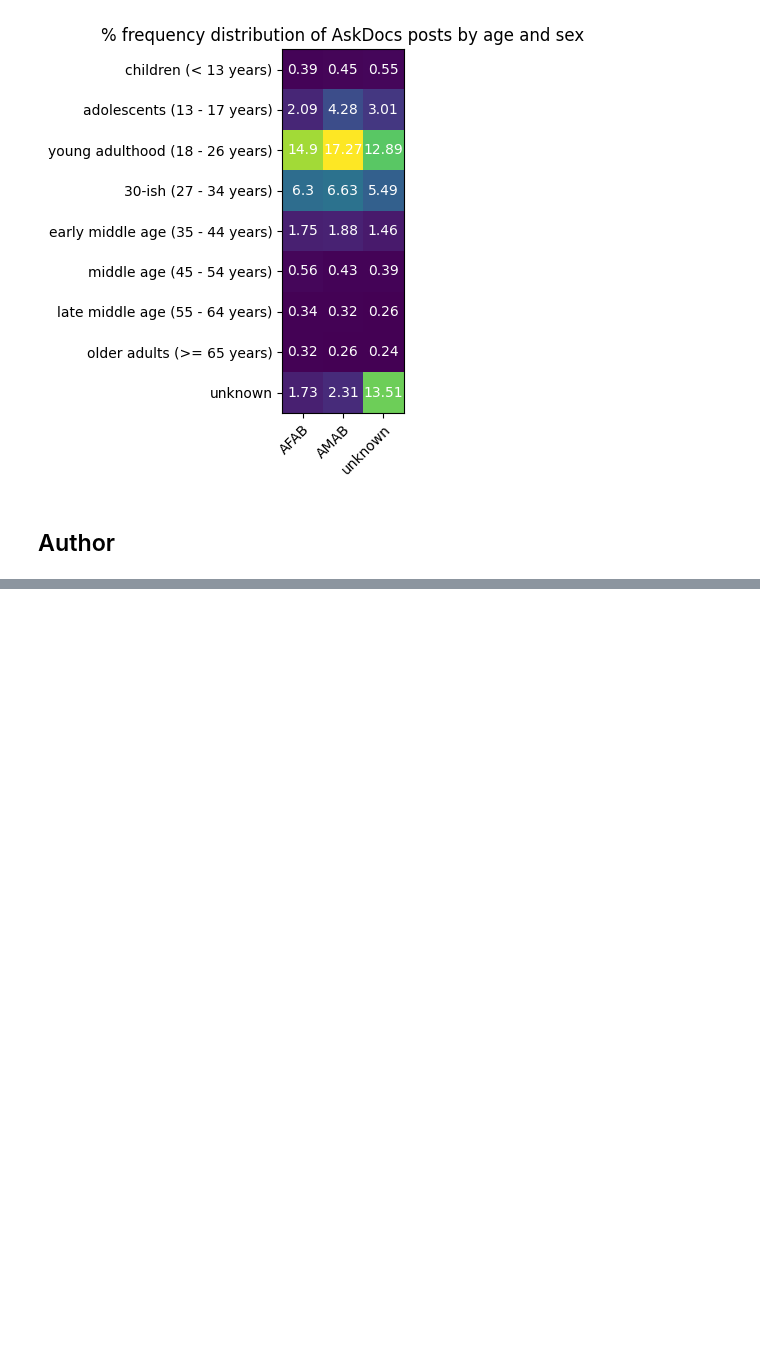
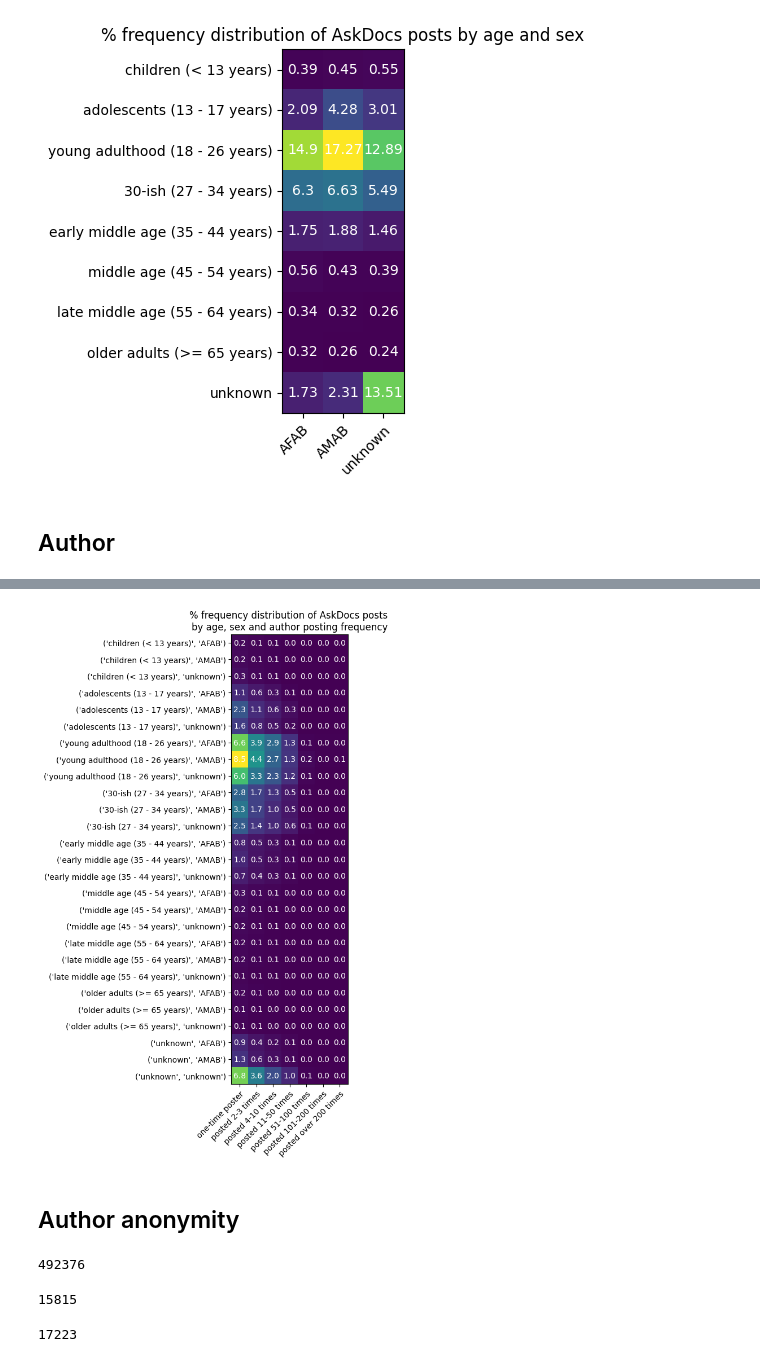
Before and after one commit to 33eyes/reddit-askdocs-analysis, a Jupyter notebook: 07_demographics_analysis.ipynb, the cells around one changed output, grey strips where cells are left out. Drawn from its saved outputs; the diff is of its cells as text; code cells hidden in the pictures; blank space fills up the shorter version.

```diff
--- a/07_demographics_analysis.ipynb
+++ b/07_demographics_analysis.ipynb
@@ -500,0 +775,11 @@ plt.show()
+# %%
+# Crosstabs normalized across all observations
+xtab3 = pd.crosstab(
+    [df['age_group'], df['sex']],
+    df['author_posting_freq_group'],
+    normalize=True,
+).reindex(AGE_GROUPS_LABELS_W_AGE_RANGE_ORDERED_LIST, level=0)\
+    .reindex(SEX_LABELS_ORDERED_LIST, level=1)\
+
+xtab3 = xtab3[POSTING_FREQ_GROUPS_LABELS_ORDERED_LIST]
+xtab3
@@ -500,0 +825,40 @@ plt.show()
+# %%
+row_labels = xtab3.index.to_flat_index().to_list()
+column_labels = xtab3.columns.to_list()
+pct = xtab3.values
+
+fig, ax = plt.subplots(figsize=(6, 10))
+im = ax.imshow(pct)
+
+# Show all ticks and label them with the respective list entries
+ax.set_xticks(np.arange(len(column_labels)), labels=column_labels)
+ax.set_yticks(np.arange(len(row_labels)), labels=row_labels)
+
+# Rotate the tick labels and set their alignment.
+plt.setp(ax.get_xticklabels(), rotation=45, ha="right", rotation_mode="anchor")
+
+# Loop over data dimensions and create text annotations.
+for i in range(len(row_labels)):
+    for j in range(len(column_labels)):
+        text = ax.text(j, i, round(pct[i, j]*100, 1), ha="center", va="center", color="w")
+
+ax.set_title("% frequency distribution of AskDocs posts \nby age, sex and author posting frequency")
+fig.tight_layout()
+
+plt.show()
+# %% [output]
+[figure, added]
+# %% [markdown]
+## Author anonymity
+# %%
+len(df)
+# %% [output]
+492376
+# %%
+len(df[df['author'].str.contains('throwaway', case=False)])
+# %% [output]
+15815
+# %%
+len(df[df['author'].str.contains('throw.*away', case=False)])
+# %% [output]
+17223
```
Also changed, not shown: parts of 27 cells of this notebook.
